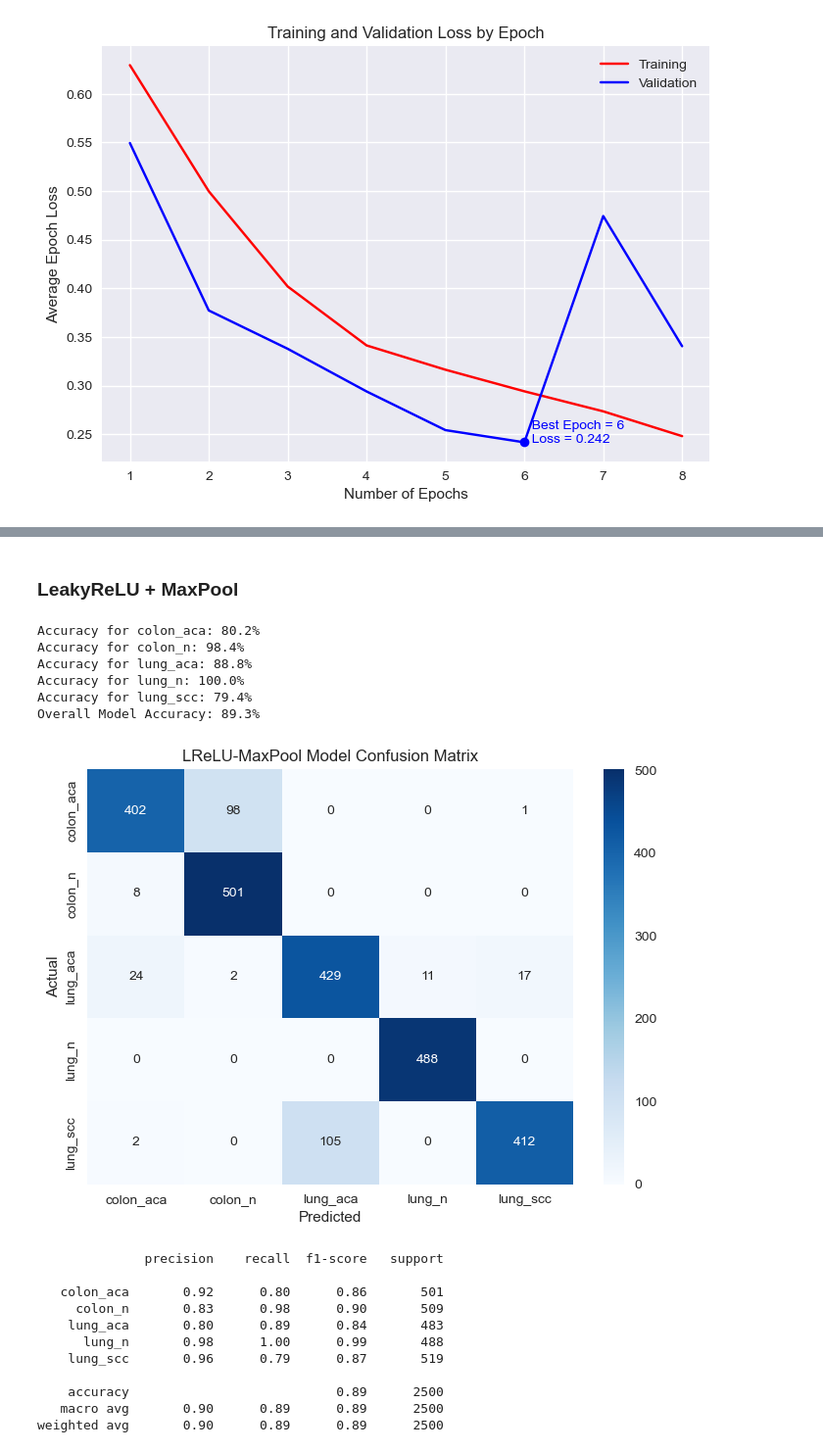
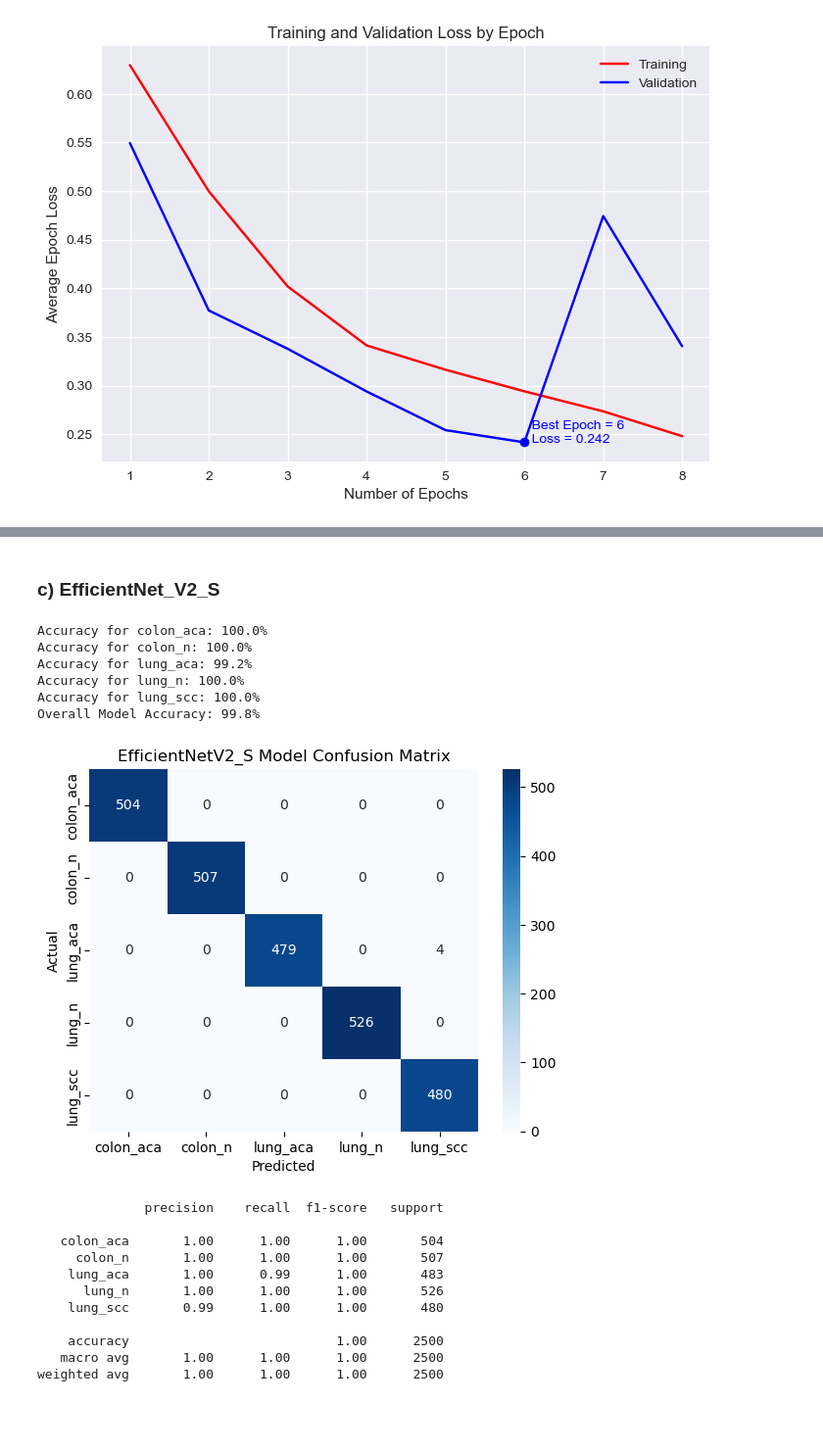
Before and after one commit to garrett-lam/CancerHistopathologyCNN, a Jupyter notebook: lung_colon_CNN.ipynb, the cells around one changed output, grey strips where cells are left out. Shown at 98% size. Saved outputs shown, nothing was run; the diff lists cells and outputs as text; code cells hidden in the pictures; blank space fills up the shorter version.

```diff
--- a/lung_colon_CNN.ipynb
+++ b/lung_colon_CNN.ipynb
@@ -332,26 +507,26 @@ weighted avg       0.82      0.73      0.67      2500
-# %% [markdown]
-### LeakyReLU + MaxPool
+# %% [markdown]
+### c) EfficientNet_V2_S
 # %%
-_, _, preds3 = loadModel('lrelu', 'max', img_size, test_loader, classes, device)
-preds3 = ypredToList(preds3)
-confMtx(y_true, preds3, 'LReLU-MaxPool', classes)
-print(classification_report(y_true, preds3, target_names=classes))
+_, _, effnetV2_preds = loadModel('effnetV2_S', None, None, img_size, test_loader, classes, device)
+effnetV2_preds = ypredToList(effnetV2_preds)
+confMtx(y_true, effnetV2_preds, 'EfficientNetV2_S', classes)
+print(classification_report(y_true, effnetV2_preds, target_names=classes))
 # %% [output]
-Accuracy for colon_aca: 80.2%
-Accuracy for colon_n: 98.4%
-Accuracy for lung_aca: 88.8%
+Accuracy for colon_aca: 100.0%
+Accuracy for colon_n: 100.0%
+Accuracy for lung_aca: 99.2%
 Accuracy for lung_n: 100.0%
-Accuracy for lung_scc: 79.4%
-Overall Model Accuracy: 89.3%
+Accuracy for lung_scc: 100.0%
+Overall Model Accuracy: 99.8%
-[figure, old version]
+[figure, new version]
               precision    recall  f1-score   support
 
-   colon_aca       0.92      0.80      0.86       501
-     colon_n       0.83      0.98      0.90       509
-    lung_aca       0.80      0.89      0.84       483
-      lung_n       0.98      1.00      0.99       488
-    lung_scc       0.96      0.79      0.87       519
+   colon_aca       1.00      1.00      1.00       504
+     colon_n       1.00      1.00      1.00       507
+    lung_aca       1.00      0.99      1.00       483
+      lung_n       1.00      1.00      1.00       526
+    lung_scc       0.99      1.00      1.00       480
 
-    accuracy                           0.89      2500
-   macro avg       0.90      0.89      0.89      2500
-weighted avg       0.90      0.89      0.89      2500
+    accuracy                           1.00      2500
+   macro avg       1.00      1.00      1.00      2500
+weighted avg       1.00      1.00      1.00      2500
```
Also changed, not shown: parts of 65 cells of this notebook, 3 other files.
